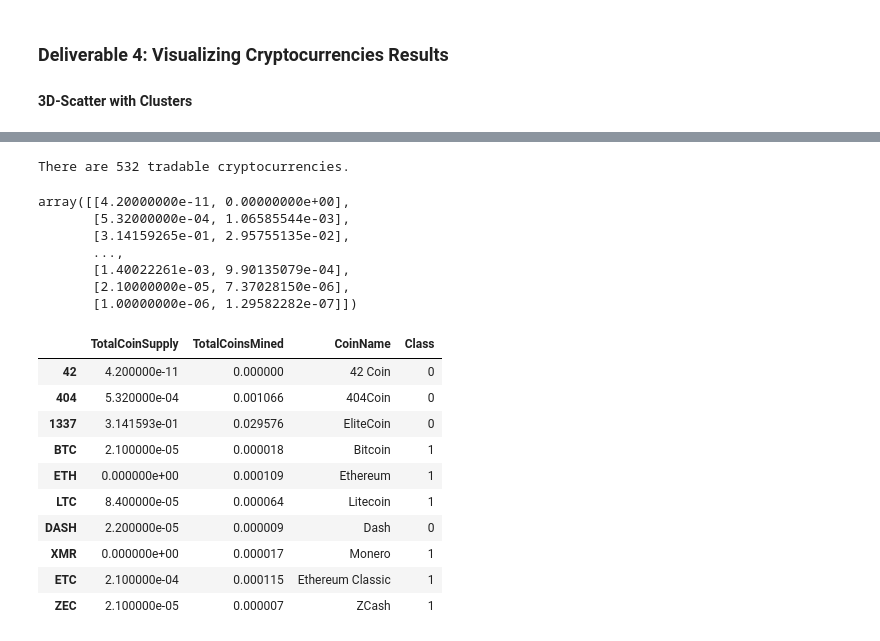
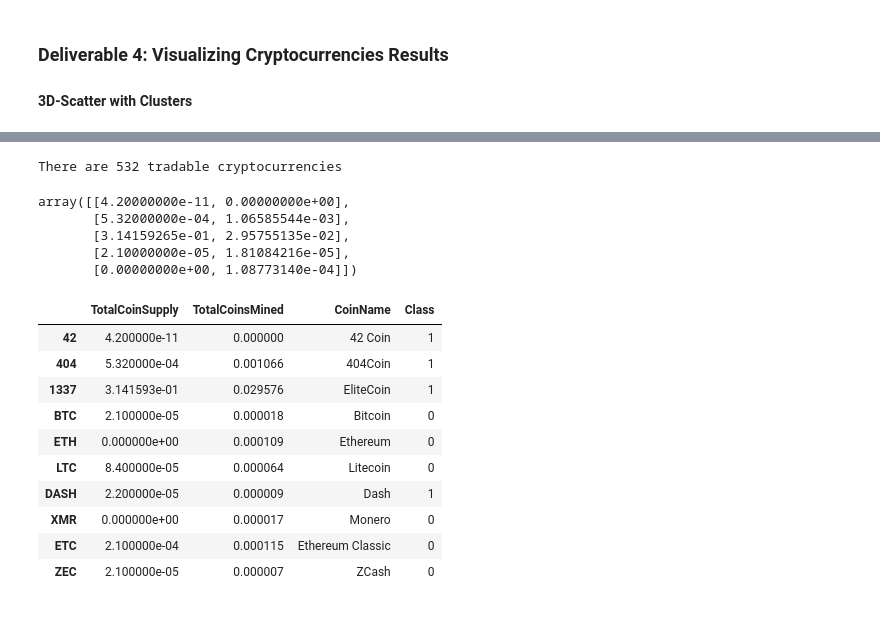
Before and after one commit to togneva/Cryptocurrencies, a Jupyter notebook: crypto_clustering.ipynb, the cells around one changed output, grey strips where cells are left out. Drawn from its saved outputs; the diff is of its cells as text; code cells hidden in the pictures.

```diff
--- a/crypto_clustering.ipynb
+++ b/crypto_clustering.ipynb
@@ -49,9 +38,6 @@ column IsTrading has 0 null values
 column ProofType has 0 null values
 column TotalCoinsMined has 459 null values
 column TotalCoinSupply has 0 null values
-# %%
-# Keep all the cryptocurrencies that have a working algorithm. - what does this mean??
-crypto_df = crypto_df.loc[crypto_df['Algorithm'].notna()]
 # %%
 # Remove the "IsTrading" column.
 crypto_df = crypto_df.drop(columns = 'IsTrading')
@@ -213,13 +209,13 @@ array([0, 0, 0, 1, 1, 1, 0, 1, 1, 1, 0, 1, 0, 0, 1, 0, 1, 1, 0, 0, 1, 1,
 # %%
 # Create a new DataFrame including predicted clusters and cryptocurrencies features.
 # Concatentate the crypto_df and pcs_df DataFrames on the same columns.
-# YOUR CODE HERE
+clustered_df = pd.concat([crypto_df, pcs_df], axis = 1)
 
 #  Add a new column, "CoinName" to the clustered_df DataFrame that holds the names of the cryptocurrencies.
-# YOUR CODE HERE
+clustered_df['CoinName'] = crypto_names_df['CoinName']
 
 #  Add a new column, "Class" to the clustered_df DataFrame that holds the predictions.
-# YOUR CODE HERE
+clustered_df['Class'] = km.labels_
 
 # Print the shape of the clustered_df
 print(clustered_df.shape)
@@ -255,41 +275,45 @@ clustered_df.head(10)
 # %%
 # Print the total number of tradable cryptocurrencies.
-# YOUR CODE HERE
+print(f'There are {len(clustered_df)} tradable cryptocurrencies')
 # %% [output]
-There are 532 tradable cryptocurrencies.
+There are 532 tradable cryptocurrencies
 # %%
 # Scaling data to create the scatter plot with tradable cryptocurrencies.
-# YOUR CODE HERE
+scaled_data = MinMaxScaler().fit_transform (clustered_df[['TotalCoinSupply',
+                                                         'TotalCoinsMined']],
+                                           (0, 1))
+scaled_data[:5]
 # %% [output]
 array([[4.20000000e-11, 0.00000000e+00],
        [5.32000000e-04, 1.06585544e-03],
        [3.14159265e-01, 2.95755135e-02],
-       ...,
-       [1.40022261e-03, 9.90135079e-04],
-       [2.10000000e-05, 7.37028150e-06],
-       [1.00000000e-06, 1.29582282e-07]])
+       [2.10000000e-05, 1.81084216e-05],
+       [0.00000000e+00, 1.08773140e-04]])
 # %%
 # Create a new DataFrame that has the scaled data with the clustered_df DataFrame index.
-# YOUR CODE HERE
+plot_df = pd.DataFrame(
+    data = scaled_data,
+    columns = ['TotalCoinSupply', 'TotalCoinsMined'],
+    index = clustered_df.index)
 
 # Add the "CoinName" column from the clustered_df DataFrame to the new DataFrame.
-# YOUR CODE HERE
+plot_df['CoinName'] = clustered_df['CoinName']
 
 # Add the "Class" column from the clustered_df DataFrame to the new DataFrame.
-# YOUR CODE HERE
+plot_df['Class'] = clustered_df['Class']
 
 plot_df.head(10)
 # %% [output]
 |  | TotalCoinSupply | TotalCoinsMined | CoinName | Class |
-| 42 | 4.200000e-11 | 0.000000 | 42 Coin | 0 |
-| 404 | 5.320000e-04 | 0.001066 | 404Coin | 0 |
-| 1337 | 3.141593e-01 | 0.029576 | EliteCoin | 0 |
-| BTC | 2.100000e-05 | 0.000018 | Bitcoin | 1 |
-| ETH | 0.000000e+00 | 0.000109 | Ethereum | 1 |
-| LTC | 8.400000e-05 | 0.000064 | Litecoin | 1 |
-| DASH | 2.200000e-05 | 0.000009 | Dash | 0 |
-| XMR | 0.000000e+00 | 0.000017 | Monero | 1 |
-| ETC | 2.100000e-04 | 0.000115 | Ethereum Classic | 1 |
-| ZEC | 2.100000e-05 | 0.000007 | ZCash | 1 |
+| 42 | 4.200000e-11 | 0.000000 | 42 Coin | 1 |
+| 404 | 5.320000e-04 | 0.001066 | 404Coin | 1 |
+| 1337 | 3.141593e-01 | 0.029576 | EliteCoin | 1 |
+| BTC | 2.100000e-05 | 0.000018 | Bitcoin | 0 |
+| ETH | 0.000000e+00 | 0.000109 | Ethereum | 0 |
+| LTC | 8.400000e-05 | 0.000064 | Litecoin | 0 |
+| DASH | 2.200000e-05 | 0.000009 | Dash | 1 |
+| XMR | 0.000000e+00 | 0.000017 | Monero | 0 |
+| ETC | 2.100000e-04 | 0.000115 | Ethereum Classic | 0 |
+| ZEC | 2.100000e-05 | 0.000007 | ZCash | 0 |
 # %%
 # Create a hvplot.scatter plot using x="TotalCoinsMined" and y="TotalCoinSupply".
```
Also changed, not shown: parts of 11 cells of this notebook.
